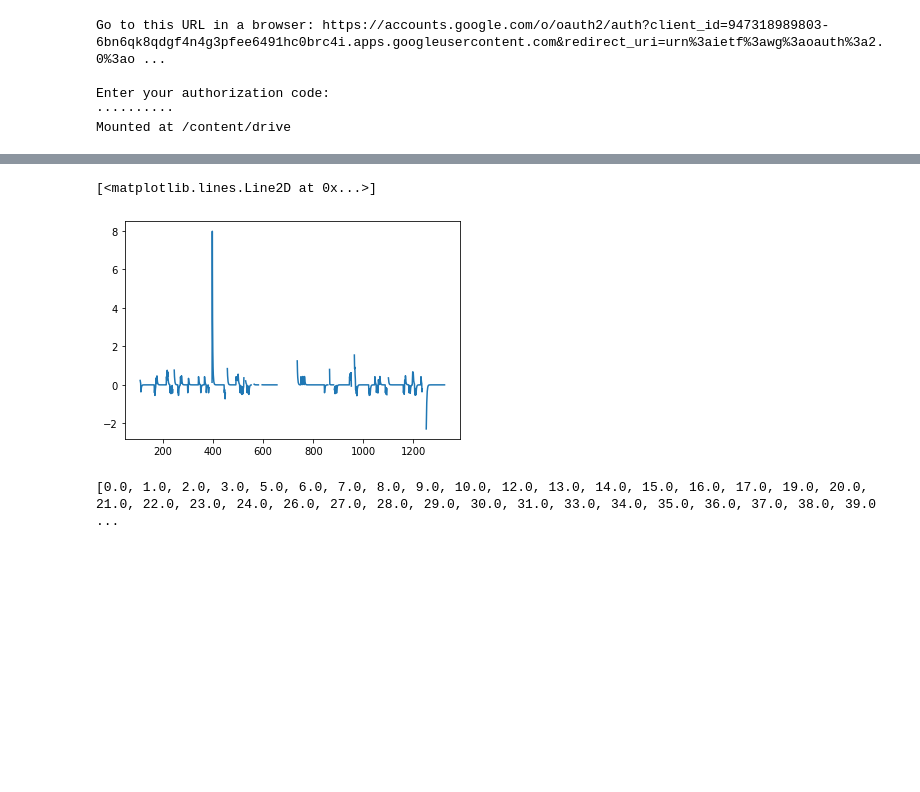
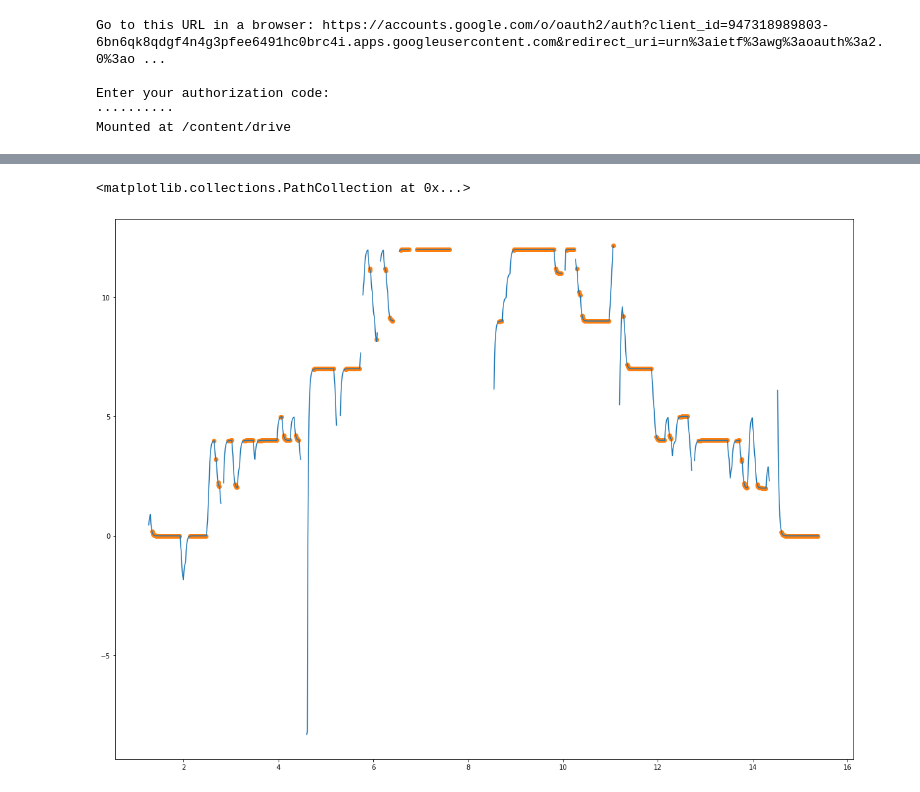
Before and after one commit to Kodhandarama/Audio_Analysis, a Jupyter notebook: pitch_contour.ipynb, the cells around one changed output, grey strips where cells are left out. Cells and saved outputs as stored; diff of their text form; code cells hidden in the pictures; blank space fills up the shorter version.

Commit message:
Constant Pitch Notes

```diff
--- a/pitch_contour.ipynb
+++ b/pitch_contour.ipynb
@@ -17,7 +17,7 @@ import math
 import matplotlib.pyplot as plt
 from scipy.fftpack import *
 from scipy.signal import kaiserord, lfilter, firwin, freqz, spectrogram
-
+plt.rcParams['figure.figsize'] = [20,15]
 freq_cqt = librosa.cqt_frequencies(90, fmin=32)
 # %%
 #defining the class
@@ -71,3 +71,14 @@ class Audio:
     pitch = [ freq_cqt[i] for i in pitch]
     pitch = self.low_pass_digital(pitch)
     self.pitch = [a*b for a,b in zip(pitch,step)]
+  def constant_pitch(self):
+    self.normalised_pitch=[]
+    for i in self.pitch:
+      self.normalised_pitch.append((12*np.log2(i/191.782)))
+    self.diff_n = np.diff(self.normalised_pitch)
+    k=[]
+    for i in range(len(diff_n)):
+      if(self.diff_n[i]<0.01 and self.diff_n[i]>-0.1):
+        k.append((self.normalised_pitch[i],self.time[i]))
+    k = np.array(k)
+    self.constant_pitch_notes,self.constant_pitch_time = k.T
@@ -114,9 +86,0 @@ plt.stem(h,d)
-# %%
-plt.plot(diff_n)
-# %% [output]
-[<matplotlib.lines.Line2D at 0x...>]
-[figure, removed]
-# %%
-print([np.round(100*i) for i in surabhi.time])
-# %% [output]
-[0.0, 1.0, 2.0, 3.0, 5.0, 6.0, 7.0, 8.0, 9.0, 10.0, 12.0, 13.0, 14.0, 15.0, 16.0, 17.0, 19.0, 20.0, 21.0, 22.0, 23.0, 24.0, 26.0, 27.0, 28.0, 29.0, 30.0, 31.0, 33.0, 34.0, 35.0, 36.0, 37.0, 38.0, 39.0 ...
@@ -138,4 +86,0 @@ print(listof_freqs)
-# %%
-plt.hist(temp, bins = 100)
-plt.show()
-plt.style.use('ggplot')
@@ -141,0 +89,7 @@ plt.style.use('ggplot')
+# %%
+#plt.plot(surabhi.time,surabhi.pitch)
+plt.plot(surabhi.time,surabhi.normalised_pitch)
+plt.scatter(surabhi.constant_pitch_time,surabhi.constant_pitch_notes,c = '#ff7f0e')
+# %% [output]
+<matplotlib.collections.PathCollection at 0x...>
+[figure, added]
```
Also changed, not shown: parts of 9 cells of this notebook.
